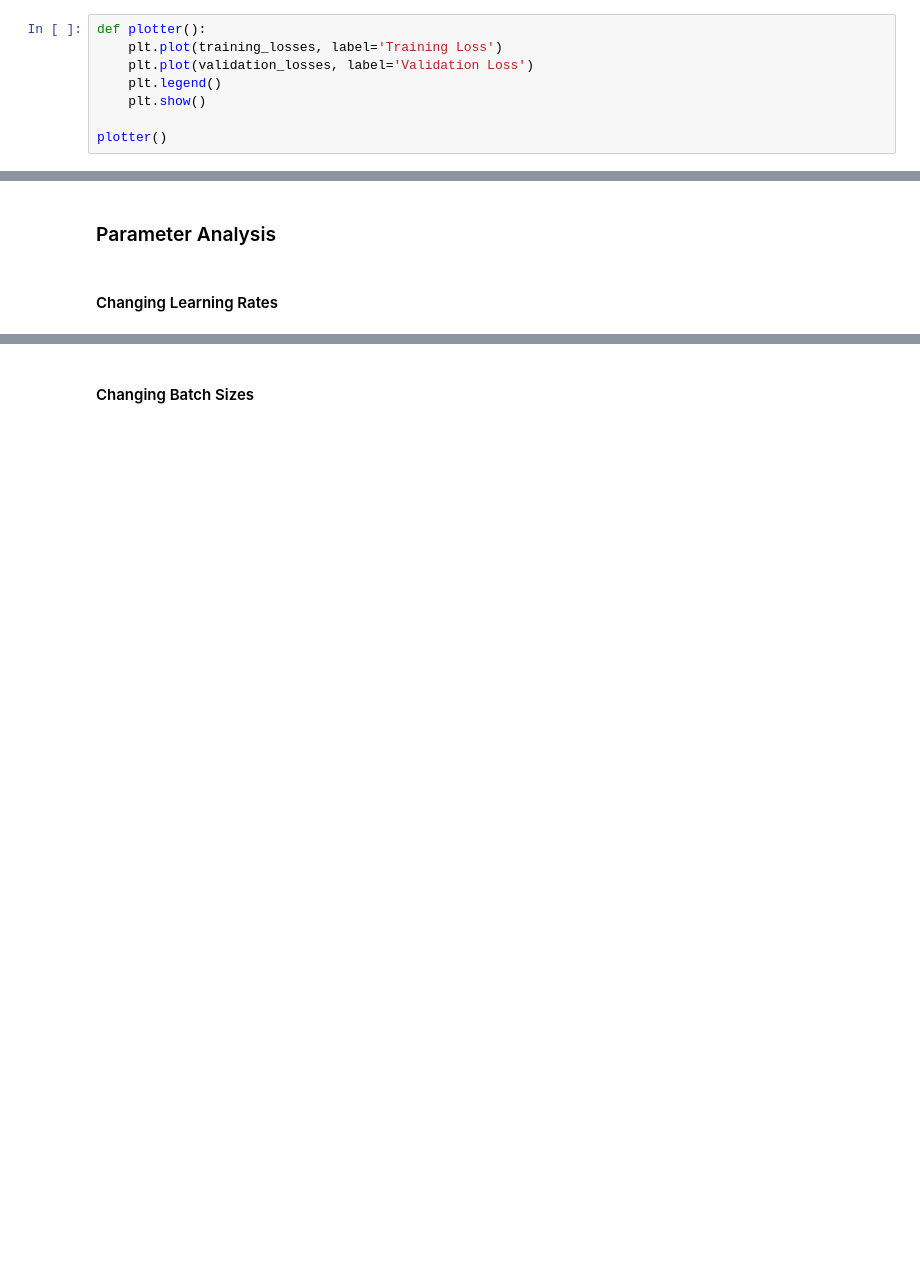
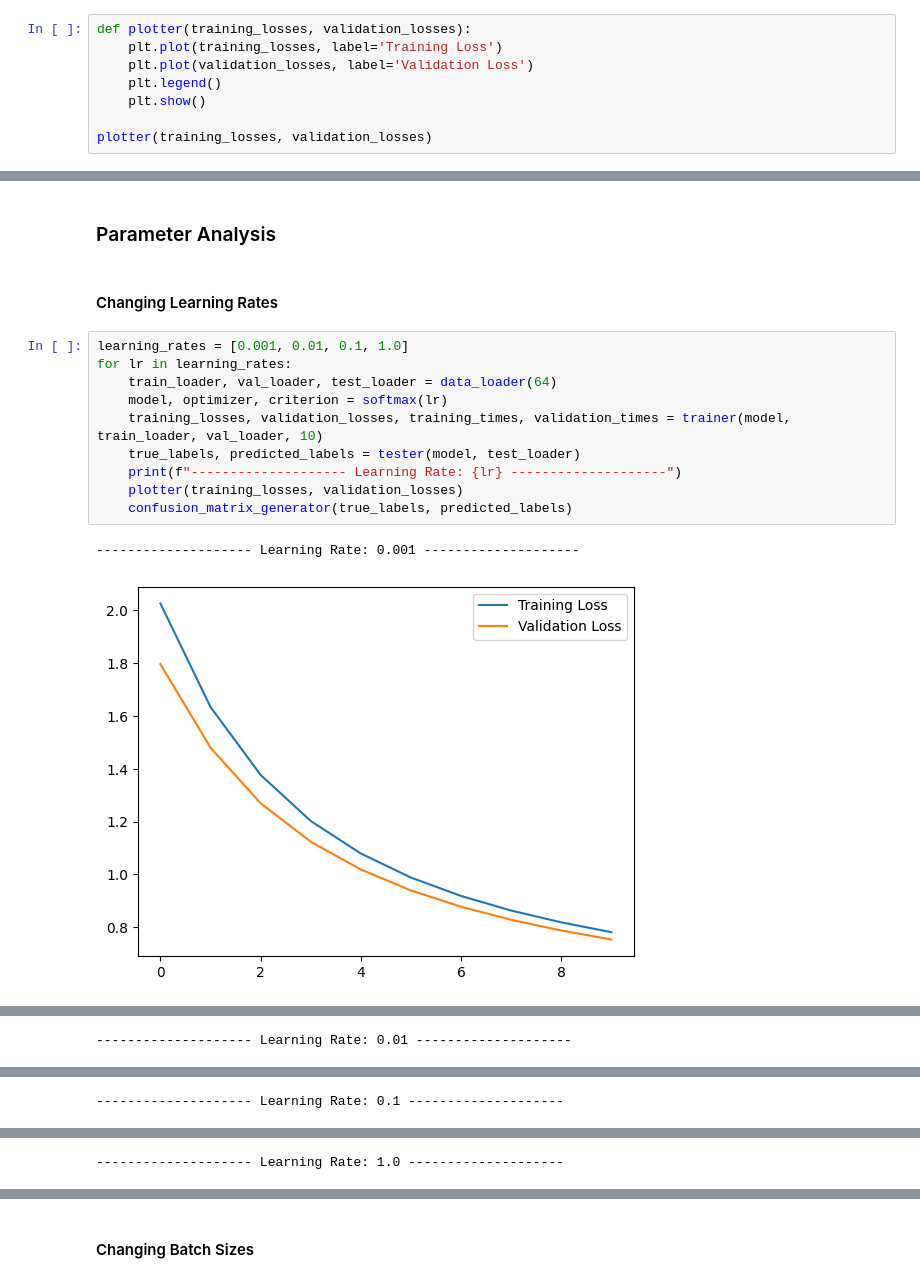
Before and after one commit to mosheriif/ai-mnist-classification, a Jupyter notebook: test.ipynb, the cells around one changed output, grey strips where cells are left out. Saved outputs shown, nothing was run; the diff lists cells and outputs as text; blank space fills up the shorter version.

Commit message:
tested different learning rates and batch sizes

```diff
--- a/test.ipynb
+++ b/test.ipynb
@@ -176,13 +152,13 @@ true_labels, predicted_labels = tester(model, test_loader)
 # %% [markdown]
 ### Visualisation and Plotting
 # %%
-def plotter():
+def plotter(training_losses, validation_losses):
     plt.plot(training_losses, label='Training Loss')
     plt.plot(validation_losses, label='Validation Loss')
     plt.legend()
     plt.show()
 
-plotter()
+plotter(training_losses, validation_losses)
 # %% [output]
 [figure]
 # %% [markdown]
@@ -201,3 +178,16 @@ confusion_matrix_generator(true_labels, predicted_labels)
 ### Parameter Analysis
 # %% [markdown]
 #### Changing Learning Rates
+# %%
+learning_rates = [0.001, 0.01, 0.1, 1.0]
+for lr in learning_rates:
+    train_loader, val_loader, test_loader = data_loader(64)
+    model, optimizer, criterion = softmax(lr)
+    training_losses, validation_losses, training_times, validation_times = trainer(model, train_loader, val_loader, 10)
+    true_labels, predicted_labels = tester(model, test_loader)
+    print(f"-------------------- Learning Rate: {lr} --------------------")
+    plotter(training_losses, validation_losses)
+    confusion_matrix_generator(true_labels, predicted_labels)
+# %% [output]
+-------------------- Learning Rate: 0.001 --------------------
+[figure, added]
@@ -203,0 +195 @@ confusion_matrix_generator(true_labels, predicted_labels)
+-------------------- Learning Rate: 0.01 --------------------
@@ -203,0 +198 @@ confusion_matrix_generator(true_labels, predicted_labels)
+-------------------- Learning Rate: 0.1 --------------------
@@ -203,0 +201 @@ confusion_matrix_generator(true_labels, predicted_labels)
+-------------------- Learning Rate: 1.0 --------------------
```
Also changed, not shown: parts of 4 cells of this notebook.
